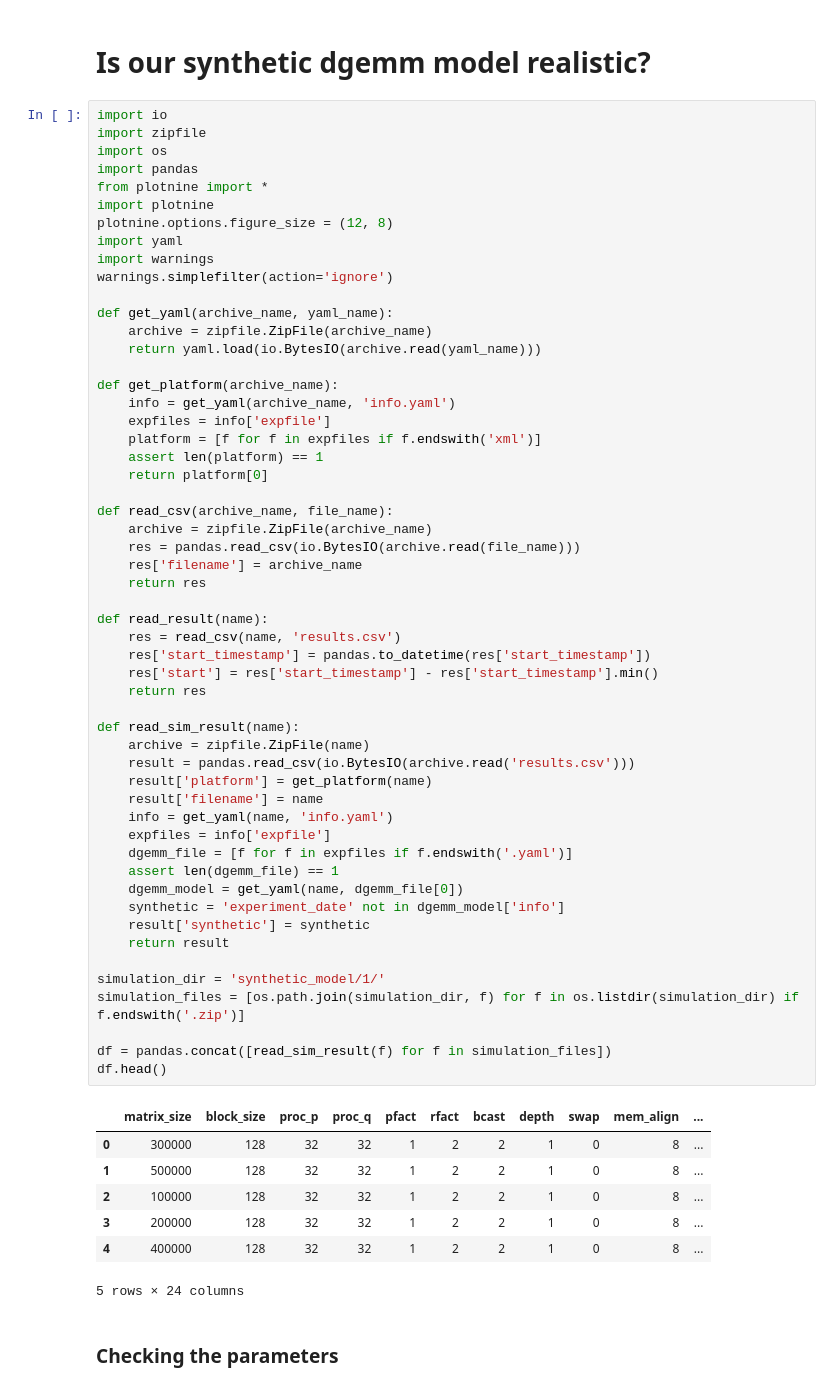
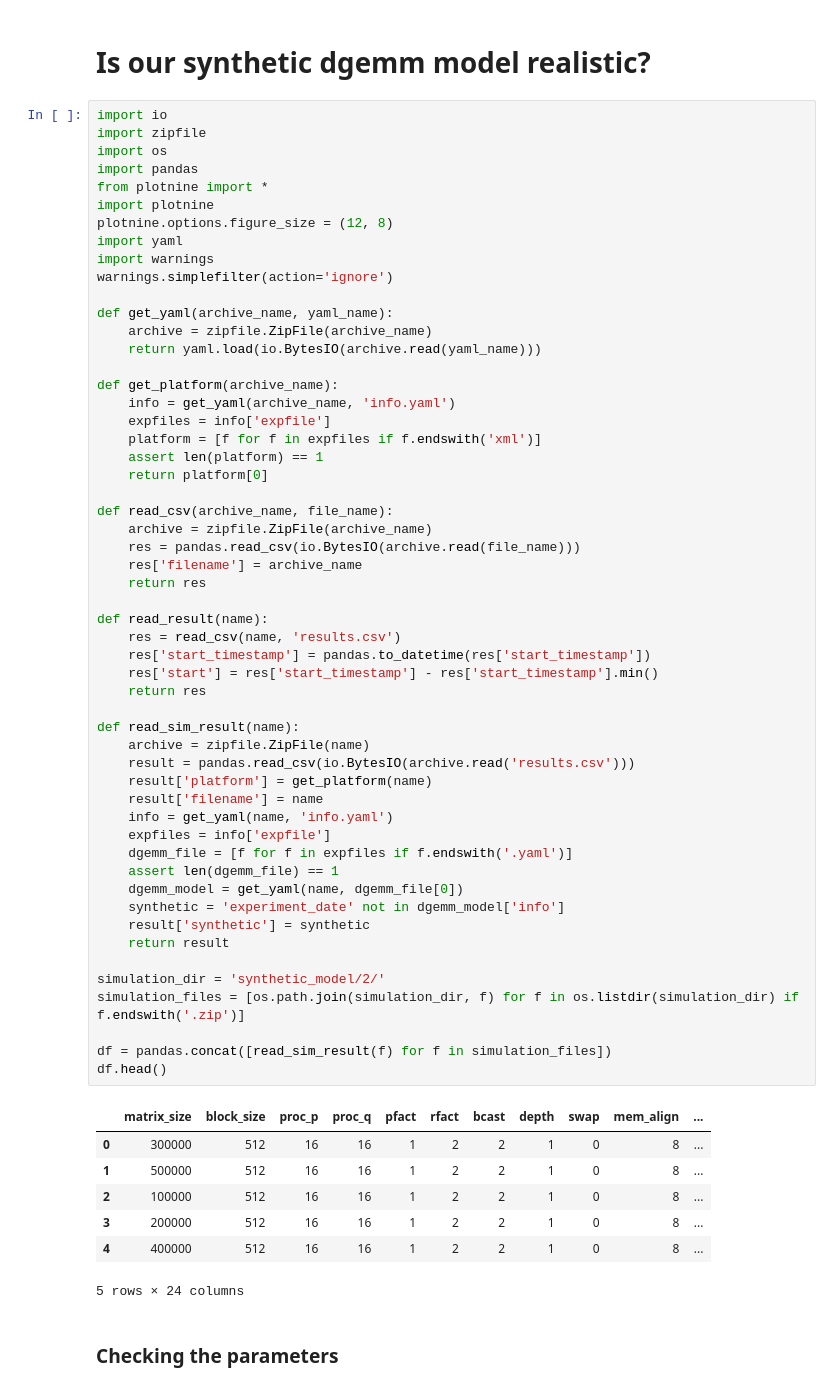
Before and after one commit to Ezibenroc/calibration_analysis, a Jupyter notebook: dahu/smpi_hpl/dgemm_synthetic_model.ipynb, the cells around one changed output. Cells and saved outputs as stored; diff of their text form.

```diff
--- a/dahu/smpi_hpl/dgemm_synthetic_model.ipynb
+++ b/dahu/smpi_hpl/dgemm_synthetic_model.ipynb
@@ -28,39 +28,39 @@ def read_csv(archive_name, file_name):
     res = pandas.read_csv(io.BytesIO(archive.read(file_name)))
     res['filename'] = archive_name
     return res
 
 def read_result(name):
     res = read_csv(name, 'results.csv')
     res['start_timestamp'] = pandas.to_datetime(res['start_timestamp'])
     res['start'] = res['start_timestamp'] - res['start_timestamp'].min()
     return res
 
 def read_sim_result(name):
     archive = zipfile.ZipFile(name)
     result = pandas.read_csv(io.BytesIO(archive.read('results.csv')))
     result['platform'] = get_platform(name)
     result['filename'] = name
     info = get_yaml(name, 'info.yaml')
     expfiles = info['expfile']
     dgemm_file = [f for f in expfiles if f.endswith('.yaml')]
     assert len(dgemm_file) == 1
     dgemm_model = get_yaml(name, dgemm_file[0])
     synthetic = 'experiment_date' not in dgemm_model['info']
     result['synthetic'] = synthetic
     return result
 
-simulation_dir = 'synthetic_model/1/'
+simulation_dir = 'synthetic_model/2/'
 simulation_files = [os.path.join(simulation_dir, f) for f in os.listdir(simulation_dir) if f.endswith('.zip')]
 
 df = pandas.concat([read_sim_result(f) for f in simulation_files])
 df.head()
 # %% [output]
 |  | matrix_size | block_size | proc_p | proc_q | pfact | rfact | bcast | depth | swap | mem_align | ... |
-| 0 | 300000 | 128 | 32 | 32 | 1 | 2 | 2 | 1 | 0 | 8 | ... |
-| 1 | 500000 | 128 | 32 | 32 | 1 | 2 | 2 | 1 | 0 | 8 | ... |
-| 2 | 100000 | 128 | 32 | 32 | 1 | 2 | 2 | 1 | 0 | 8 | ... |
-| 3 | 200000 | 128 | 32 | 32 | 1 | 2 | 2 | 1 | 0 | 8 | ... |
-| 4 | 400000 | 128 | 32 | 32 | 1 | 2 | 2 | 1 | 0 | 8 | ... |
+| 0 | 300000 | 512 | 16 | 16 | 1 | 2 | 2 | 1 | 0 | 8 | ... |
+| 1 | 500000 | 512 | 16 | 16 | 1 | 2 | 2 | 1 | 0 | 8 | ... |
+| 2 | 100000 | 512 | 16 | 16 | 1 | 2 | 2 | 1 | 0 | 8 | ... |
+| 3 | 200000 | 512 | 16 | 16 | 1 | 2 | 2 | 1 | 0 | 8 | ... |
+| 4 | 400000 | 512 | 16 | 16 | 1 | 2 | 2 | 1 | 0 | 8 | ... |
 5 rows × 24 columns
 # %% [markdown]
 ### Checking the parameters
```
Also changed, not shown: parts of 8 cells of this notebook, 10 other files.
